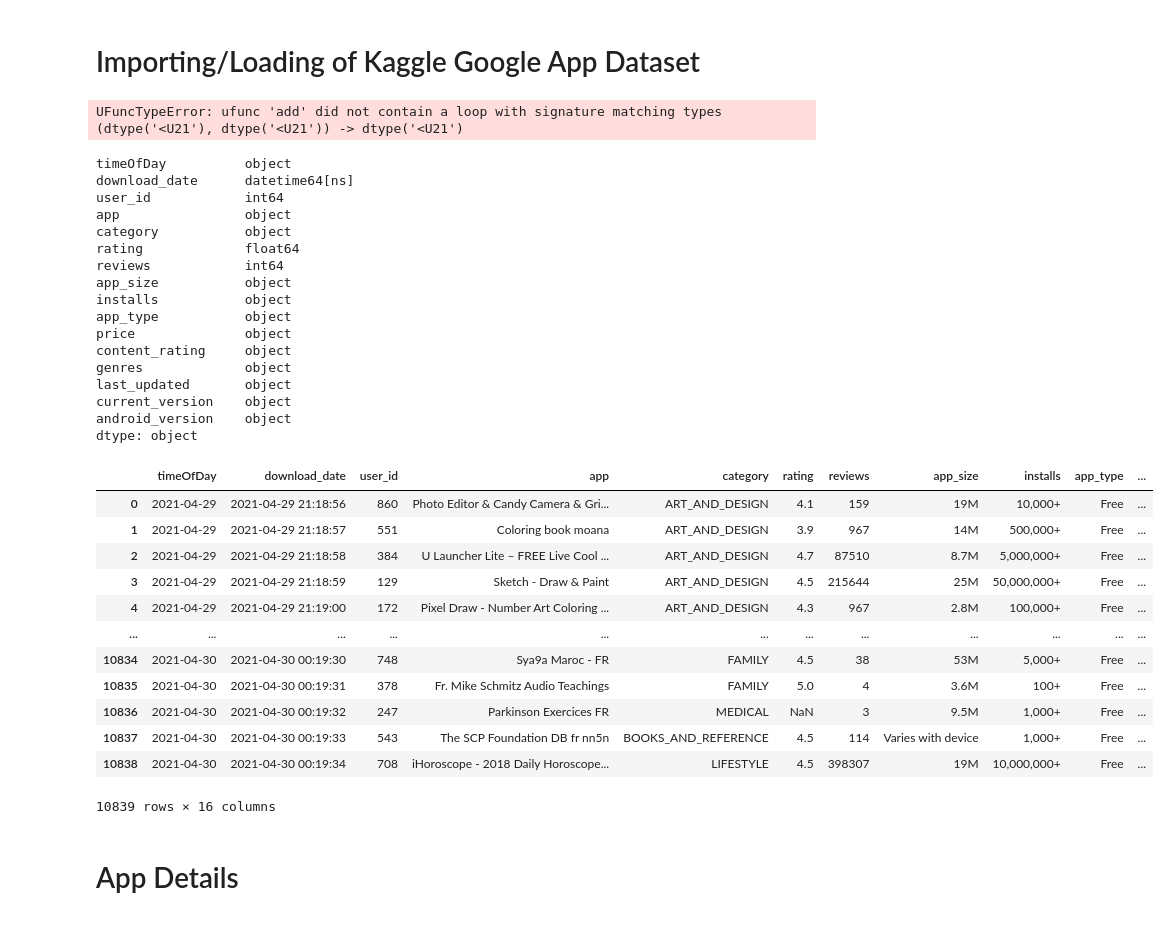
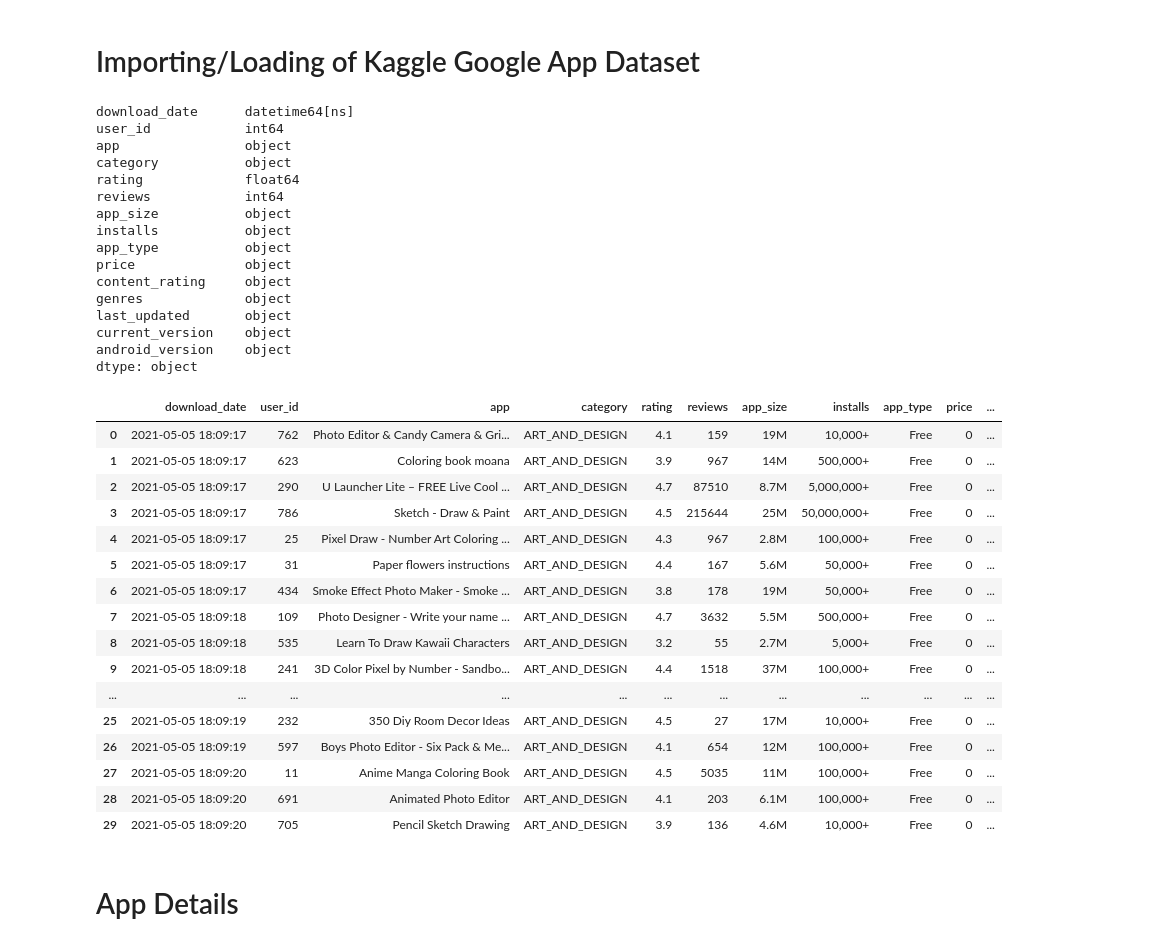
Before and after one commit to ktnsh24/MyDataEngineeringProject, a Jupyter notebook: StreamProcessing/users_app_stream_client_data.ipynb, the cells around one changed output. Drawn from its saved outputs; the diff is of its cells as text; code cells hidden in the pictures.

```diff
--- a/StreamProcessing/users_app_stream_client_data.ipynb
+++ b/StreamProcessing/users_app_stream_client_data.ipynb
@@ -21,31 +21,25 @@ filepath = "/Users/ketansahu/Documents/DataEngineeringProject/GitHubRepo/googlep
 df = pd.read_csv(filepath ,encoding='utf-8')
 col_name = ['app',  'category', 'rating', 'reviews', 'app_size', 'installs', 'app_type', 'price', 'content_rating', 'genres', 'last_updated', 'current_version', 'android_version']
 df.columns = col_name
-# %%
-day =df.download_date.dt.day.values +  + df.download_date.dt.hour.values
-day
-# %% [output]
-UFuncTypeError: ufunc 'add' did not contain a loop with signature matching types (dtype('<U21'), dtype('<U21')) -> dtype('<U21')
 # %%
 #Add 1000 Random user_id
 df["user_id"] = np.random.randint(1, 1000, len(df))
 #Add download date of today
 #df["download_date"] = np.random.choice(pd.date_range('2020-01-01', '2021-01-01'), len(df))
-df["download_date"] = pd.date_range('today', periods=len(df), freq='1S')
+df["download_date"] = pd.date_range('today', periods=len(df), freq='100L')
 df['download_date'] = df['download_date'].map(lambda x: x.strftime('%Y-%m-%d %H:%M:%S'))
 df['download_date'] = df['download_date'].astype('datetime64[ns]')
 #hours = df.download_date.dt.hour.values
 #df['timeOfDay'] = np.where(hours <= 12)
 #df['timeOfDay'] = df.groupby(['download_date']).ngroup()
 #reindex the column order
-df = df.reindex(columns=['timeOfDay','download_date', 'user_id', 'app',  'category', 'rating', 'reviews', 'app_size', 'installs', 'app_type', 'price', 'content_rating', 'genres', 'last_updated', 'current_version', 'android_version'])
+df = df.reindex(columns=['download_date', 'user_id', 'app',  'category', 'rating', 'reviews', 'app_size', 'installs', 'app_type', 'price', 'content_rating', 'genres', 'last_updated', 'current_version', 'android_version'])
 #Sort the Dataframe based on the the download_date
 df = df.sort_values('download_date')
 #reset the index=row numbers
 df = df.reset_index(drop =True)
 df.dtypes
 # %% [output]
-timeOfDay          object
 download_date      datetime64[ns]
 user_id            int64
 app                object
@@ -63,18 +57,22 @@ current_version    object
 android_version    object
 dtype: object
 # %%
-df
+df.head(30)
 # %% [output]
-|  | timeOfDay | download_date | user_id | app | category | rating | reviews | app_size | installs | app_type | ... |
-| 0 | 2021-04-29 | 2021-04-29 21:18:56 | 860 | Photo Editor & Candy Camera & Gri... | ART_AND_DESIGN | 4.1 | 159 | 19M | 10,000+ | Free | ... |
-| 1 | 2021-04-29 | 2021-04-29 21:18:57 | 551 | Coloring book moana | ART_AND_DESIGN | 3.9 | 967 | 14M | 500,000+ | Free | ... |
-| 2 | 2021-04-29 | 2021-04-29 21:18:58 | 384 | U Launcher Lite – FREE Live Cool ... | ART_AND_DESIGN | 4.7 | 87510 | 8.7M | 5,000,000+ | Free | ... |
-| 3 | 2021-04-29 | 2021-04-29 21:18:59 | 129 | Sketch - Draw & Paint | ART_AND_DESIGN | 4.5 | 215644 | 25M | 50,000,000+ | Free | ... |
-| 4 | 2021-04-29 | 2021-04-29 21:19:00 | 172 | Pixel Draw - Number Art Coloring ... | ART_AND_DESIGN | 4.3 | 967 | 2.8M | 100,000+ | Free | ... |
+|  | download_date | user_id | app | category | rating | reviews | app_size | installs | app_type | price | ... |
+| 0 | 2021-05-05 18:09:17 | 762 | Photo Editor & Candy Camera & Gri... | ART_AND_DESIGN | 4.1 | 159 | 19M | 10,000+ | Free | 0 | ... |
+| 1 | 2021-05-05 18:09:17 | 623 | Coloring book moana | ART_AND_DESIGN | 3.9 | 967 | 14M | 500,000+ | Free | 0 | ... |
+| 2 | 2021-05-05 18:09:17 | 290 | U Launcher Lite – FREE Live Cool ... | ART_AND_DESIGN | 4.7 | 87510 | 8.7M | 5,000,000+ | Free | 0 | ... |
+| 3 | 2021-05-05 18:09:17 | 786 | Sketch - Draw & Paint | ART_AND_DESIGN | 4.5 | 215644 | 25M | 50,000,000+ | Free | 0 | ... |
+| 4 | 2021-05-05 18:09:17 | 25 | Pixel Draw - Number Art Coloring ... | ART_AND_DESIGN | 4.3 | 967 | 2.8M | 100,000+ | Free | 0 | ... |
+| 5 | 2021-05-05 18:09:17 | 31 | Paper flowers instructions | ART_AND_DESIGN | 4.4 | 167 | 5.6M | 50,000+ | Free | 0 | ... |
+| 6 | 2021-05-05 18:09:17 | 434 | Smoke Effect Photo Maker - Smoke ... | ART_AND_DESIGN | 3.8 | 178 | 19M | 50,000+ | Free | 0 | ... |
+| 7 | 2021-05-05 18:09:18 | 109 | Photo Designer - Write your name ... | ART_AND_DESIGN | 4.7 | 3632 | 5.5M | 500,000+ | Free | 0 | ... |
+| 8 | 2021-05-05 18:09:18 | 535 | Learn To Draw Kawaii Characters | ART_AND_DESIGN | 3.2 | 55 | 2.7M | 5,000+ | Free | 0 | ... |
+| 9 | 2021-05-05 18:09:18 | 241 | 3D Color Pixel by Number - Sandbo... | ART_AND_DESIGN | 4.4 | 1518 | 37M | 100,000+ | Free | 0 | ... |
 | ... | ... | ... | ... | ... | ... | ... | ... | ... | ... | ... | ... |
-| 10834 | 2021-04-30 | 2021-04-30 00:19:30 | 748 | Sya9a Maroc - FR | FAMILY | 4.5 | 38 | 53M | 5,000+ | Free | ... |
-| 10835 | 2021-04-30 | 2021-04-30 00:19:31 | 378 | Fr. Mike Schmitz Audio Teachings | FAMILY | 5.0 | 4 | 3.6M | 100+ | Free | ... |
-| 10836 | 2021-04-30 | 2021-04-30 00:19:32 | 247 | Parkinson Exercices FR | MEDICAL | NaN | 3 | 9.5M | 1,000+ | Free | ... |
-| 10837 | 2021-04-30 | 2021-04-30 00:19:33 | 543 | The SCP Foundation DB fr nn5n | BOOKS_AND_REFERENCE | 4.5 | 114 | Varies with device | 1,000+ | Free | ... |
-| 10838 | 2021-04-30 | 2021-04-30 00:19:34 | 708 | iHoroscope - 2018 Daily Horoscope... | LIFESTYLE | 4.5 | 398307 | 19M | 10,000,000+ | Free | ... |
+| 25 | 2021-05-05 18:09:19 | 232 | 350 Diy Room Decor Ideas | ART_AND_DESIGN | 4.5 | 27 | 17M | 10,000+ | Free | 0 | ... |
+| 26 | 2021-05-05 18:09:19 | 597 | Boys Photo Editor - Six Pack & Me... | ART_AND_DESIGN | 4.1 | 654 | 12M | 100,000+ | Free | 0 | ... |
+| 27 | 2021-05-05 18:09:20 | 11 | Anime Manga Coloring Book | ART_AND_DESIGN | 4.5 | 5035 | 11M | 100,000+ | Free | 0 | ... |
+| 28 | 2021-05-05 18:09:20 | 691 | Animated Photo Editor | ART_AND_DESIGN | 4.1 | 203 | 6.1M | 100,000+ | Free | 0 | ... |
+| 29 | 2021-05-05 18:09:20 | 705 | Pencil Sketch Drawing | ART_AND_DESIGN | 3.9 | 136 | 4.6M | 10,000+ | Free | 0 | ... |
-10839 rows × 16 columns
```
Also changed, not shown: parts of 4 cells of this notebook, 6 other files.
